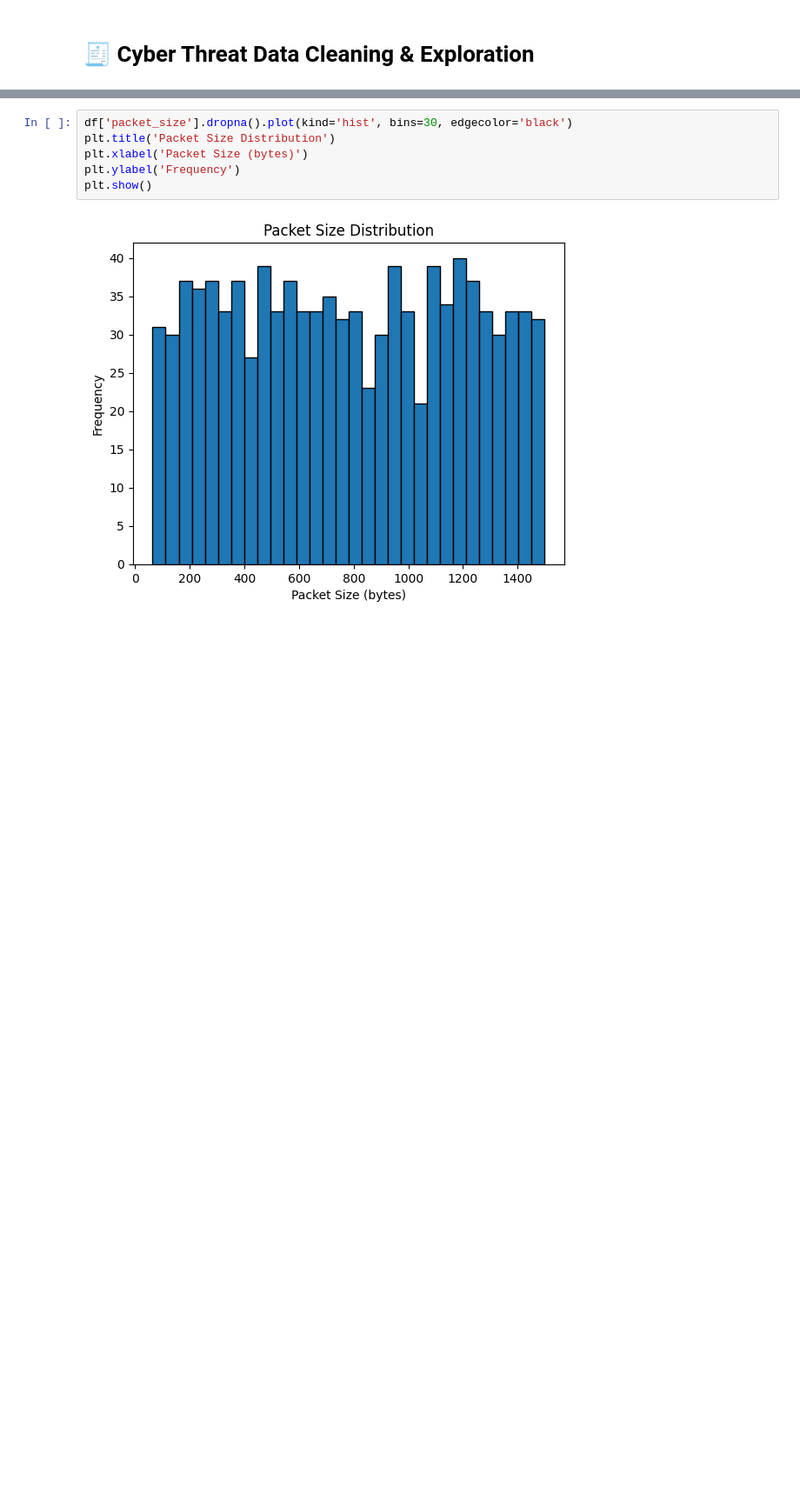
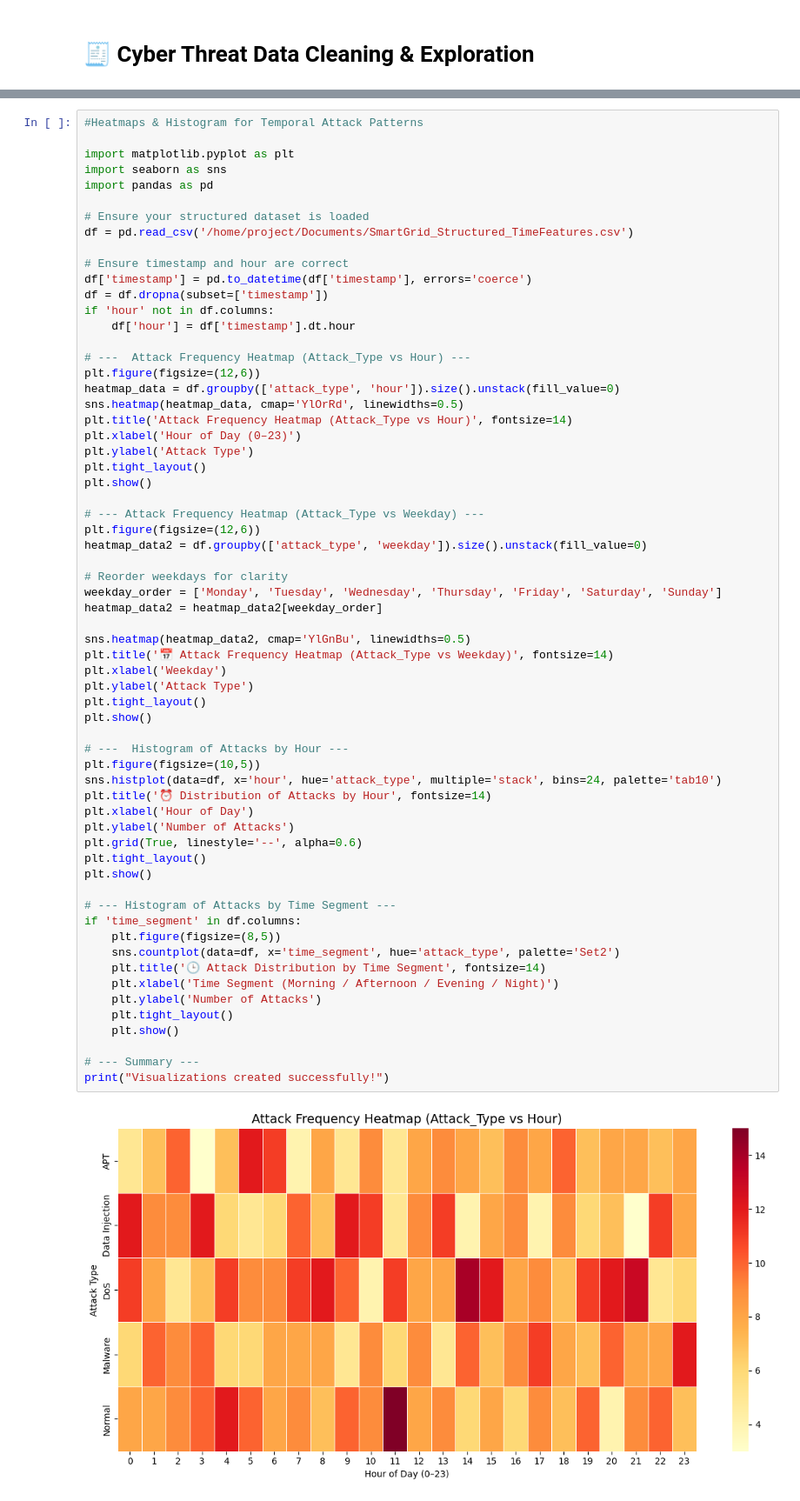
Before and after one commit to AlvaroG88/AI-enhanced-intrusion-detection-in-smart-renewable-energy-grids, a Jupyter notebook: cyber_threat_preparation.ipynb, the cells around one changed output, grey strips where cells are left out. Shown: that part at 87% size. Saved outputs shown, nothing was run; the diff lists cells and outputs as text; blank space fills up the shorter version.

```diff
--- a/cyber_threat_preparation.ipynb
+++ b/cyber_threat_preparation.ipynb
@@ -107,8 +260,65 @@ plt.show()
 # %%
-df['packet_size'].dropna().plot(kind='hist', bins=30, edgecolor='black')
-plt.title('Packet Size Distribution')
-plt.xlabel('Packet Size (bytes)')
-plt.ylabel('Frequency')
+#Heatmaps & Histogram for Temporal Attack Patterns
+
+import matplotlib.pyplot as plt
+import seaborn as sns
+import pandas as pd
+
+# Ensure your structured dataset is loaded
+df = pd.read_csv('/home/project/Documents/SmartGrid_Structured_TimeFeatures.csv')
+
+# Ensure timestamp and hour are correct
+df['timestamp'] = pd.to_datetime(df['timestamp'], errors='coerce')
+df = df.dropna(subset=['timestamp'])
+if 'hour' not in df.columns:
+    df['hour'] = df['timestamp'].dt.hour
+
+# ---  Attack Frequency Heatmap (Attack_Type vs Hour) ---
+plt.figure(figsize=(12,6))
+heatmap_data = df.groupby(['attack_type', 'hour']).size().unstack(fill_value=0)
+sns.heatmap(heatmap_data, cmap='YlOrRd', linewidths=0.5)
+plt.title('Attack Frequency Heatmap (Attack_Type vs Hour)', fontsize=14)
+plt.xlabel('Hour of Day (0–23)')
+plt.ylabel('Attack Type')
+plt.tight_layout()
 plt.show()
+
+# --- Attack Frequency Heatmap (Attack_Type vs Weekday) ---
+plt.figure(figsize=(12,6))
+heatmap_data2 = df.groupby(['attack_type', 'weekday']).size().unstack(fill_value=0)
+
+# Reorder weekdays for clarity
+weekday_order = ['Monday', 'Tuesday', 'Wednesday', 'Thursday', 'Friday', 'Saturday', 'Sunday']
+heatmap_data2 = heatmap_data2[weekday_order]
+
+sns.heatmap(heatmap_data2, cmap='YlGnBu', linewidths=0.5)
+plt.title('📅 Attack Frequency Heatmap (Attack_Type vs Weekday)', fontsize=14)
+plt.xlabel('Weekday')
+plt.ylabel('Attack Type')
+plt.tight_layout()
+plt.show()
+
+# ---  Histogram of Attacks by Hour ---
+plt.figure(figsize=(10,5))
+sns.histplot(data=df, x='hour', hue='attack_type', multiple='stack', bins=24, palette='tab10')
+plt.title('⏰ Distribution of Attacks by Hour', fontsize=14)
+plt.xlabel('Hour of Day')
+plt.ylabel('Number of Attacks')
+plt.grid(True, linestyle='--', alpha=0.6)
+plt.tight_layout()
+plt.show()
+
+# --- Histogram of Attacks by Time Segment ---
+if 'time_segment' in df.columns:
+    plt.figure(figsize=(8,5))
+    sns.countplot(data=df, x='time_segment', hue='attack_type', palette='Set2')
+    plt.title('🕒 Attack Distribution by Time Segment', fontsize=14)
+    plt.xlabel('Time Segment (Morning / Afternoon / Evening / Night)')
+    plt.ylabel('Number of Attacks')
+    plt.tight_layout()
+    plt.show()
+
+# --- Summary ---
+print("Visualizations created successfully!")
 # %% [output]
-[figure, old version]
+[figure, new version]
```
Also changed, not shown: parts of 22 cells of this notebook, 5 other files.
